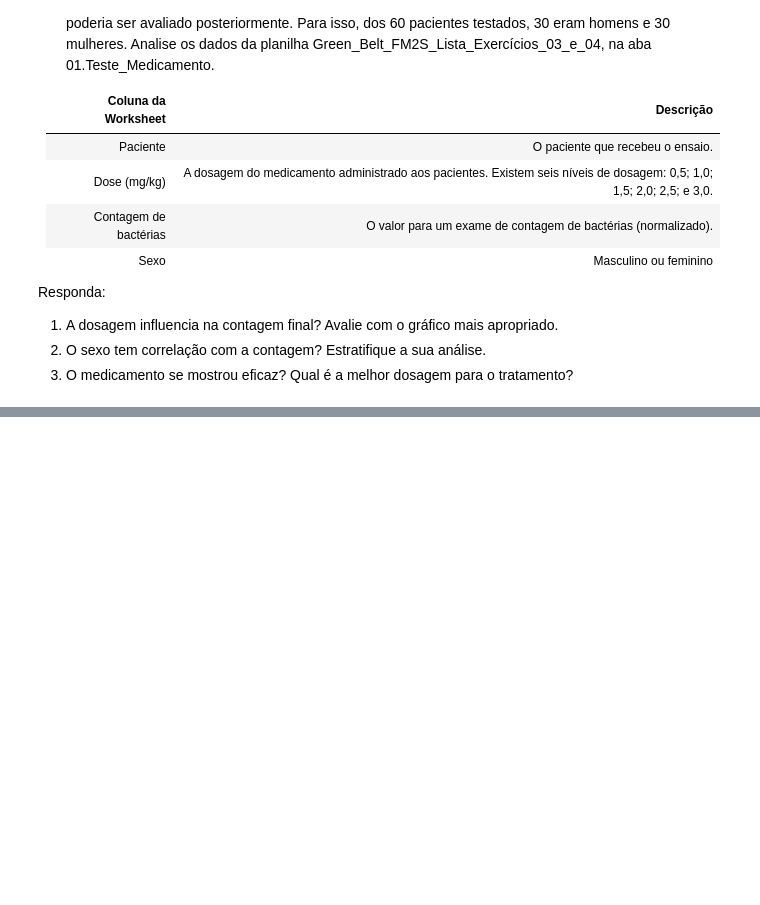
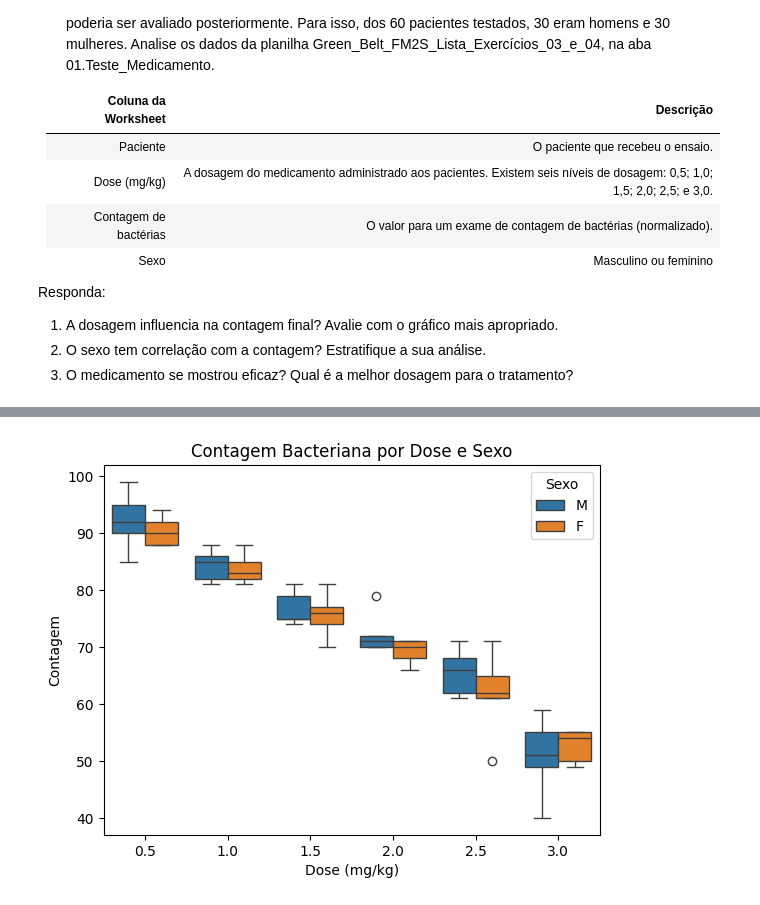
Before and after one commit to moises-rb/Analise_Dados, a Jupyter notebook: Green_Belt/3-Analyse/Exercicios/Lista_3/01-pesquisador_medico.ipynb, the cells around one changed output, grey strips where cells are left out. Saved outputs shown, nothing was run; the diff lists cells and outputs as text; code cells hidden in the pictures; blank space fills up the shorter version.

```diff
--- a/Green_Belt/3-Analyse/Exercicios/Lista_3/01-pesquisador_medico.ipynb
+++ b/Green_Belt/3-Analyse/Exercicios/Lista_3/01-pesquisador_medico.ipynb
@@ -26,0 +94,6 @@ Responda:
+# %%
+sns.boxplot(x="Dose (mg/kg)", y="Contagem", hue="Sexo", data=dados_medicamento)
+plt.title("Contagem Bacteriana por Dose e Sexo")
+plt.show()
+# %% [output]
+[figure, added]
```
Also changed, not shown: parts of 13 cells of this notebook.
